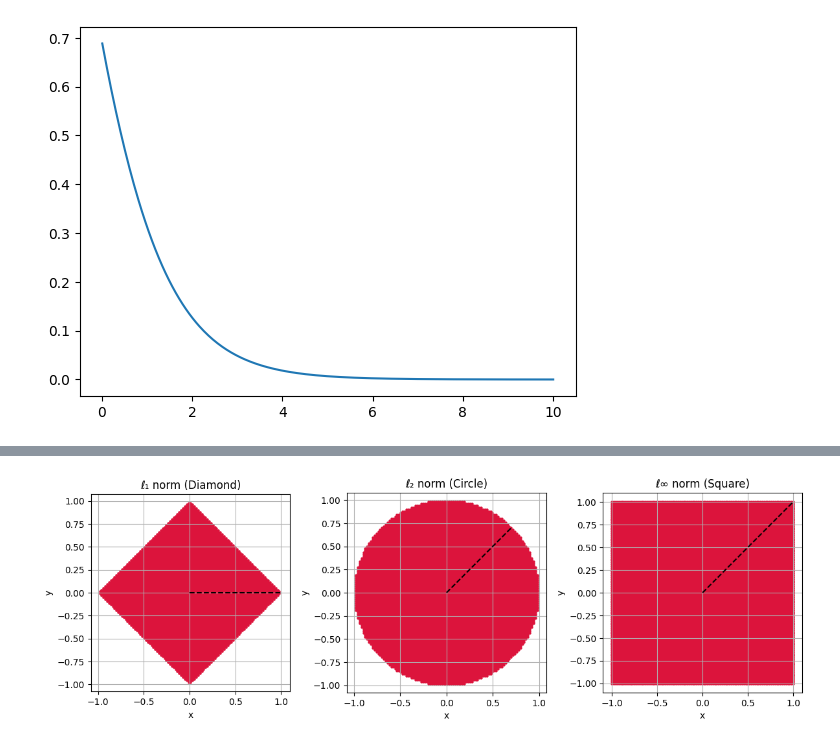
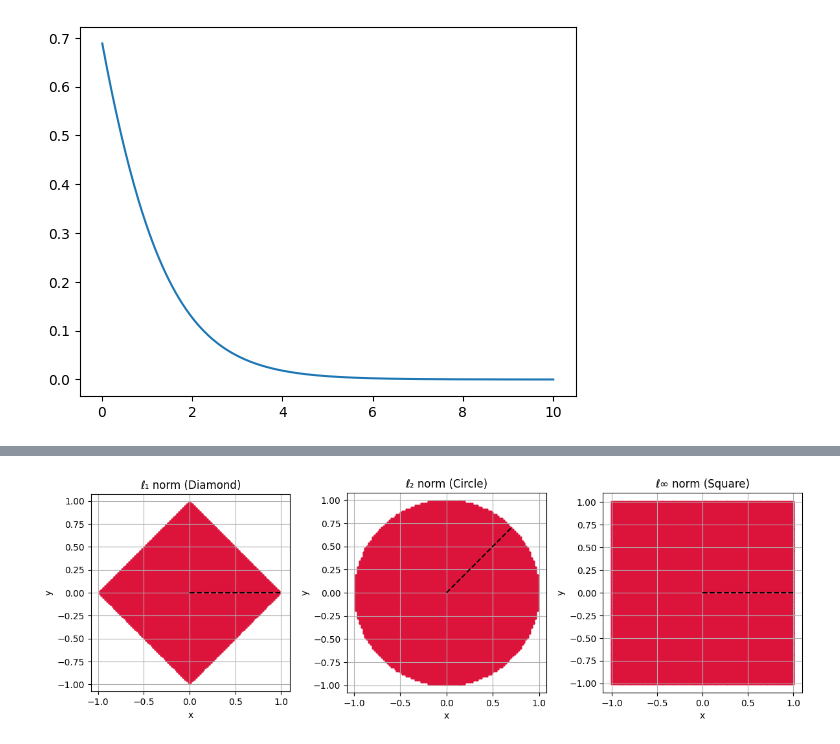
Before and after one commit to joeljins/RoAR, a Jupyter notebook: Untitled.ipynb, the cells around one changed output, grey strips where cells are left out. Saved outputs shown, nothing was run; the diff lists cells and outputs as text; code cells hidden in the pictures.

```diff
--- a/Untitled.ipynb
+++ b/Untitled.ipynb
@@ -134,35 +142,35 @@ axs[0].grid(True)
 
 # l∞
 l2 = generate_grid(center=[0, 0], delta=1, n=100, p=2)
 axs[1].scatter(l2[:, 0], l2[:, 1], s=5, color='crimson')
 axs[1].set_title('ℓ₂ norm (Circle)')
 axs[1].set_xlabel('x')
 axs[1].set_ylabel('y')
 axs[1].set_aspect('equal')
 axs[1].grid(True)
 
 # l∞
 linf = generate_grid(center=[0, 0], delta=1, n=100, p=np.inf)
 axs[2].scatter(linf[:, 0], linf[:, 1], s=5, color='crimson')
 axs[2].set_title('ℓ∞ norm (Square)')
 axs[2].set_xlabel('x')
 axs[2].set_ylabel('y')
 axs[2].set_aspect('equal')
 axs[2].grid(True)
 
 # α
 axs[0].plot([0, 1], [0, 0], color='black', linestyle='--')
 
 theta = np.pi / 4
 x2, y2 = np.cos(theta), np.sin(theta)
 axs[1].plot([0, x2], [0, y2], color='black', linestyle='--')
 
-axs[2].plot([0, 1], [0, 1], color='black', linestyle='--')
+axs[2].plot([0, 1], [0, 0], color='black', linestyle='--')
 
 plt.tight_layout()
 plt.show()
 # %% [output]
-[figure, old version]
+[figure, new version]
 # %% [markdown]
 **Takeaway**
 
```
Also changed, not shown: parts of 2 cells of this notebook.
